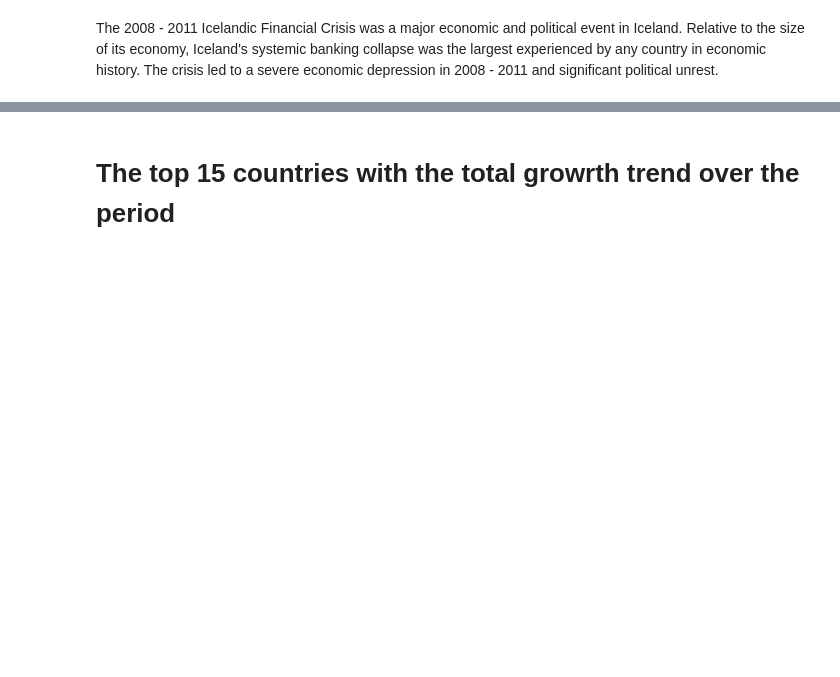
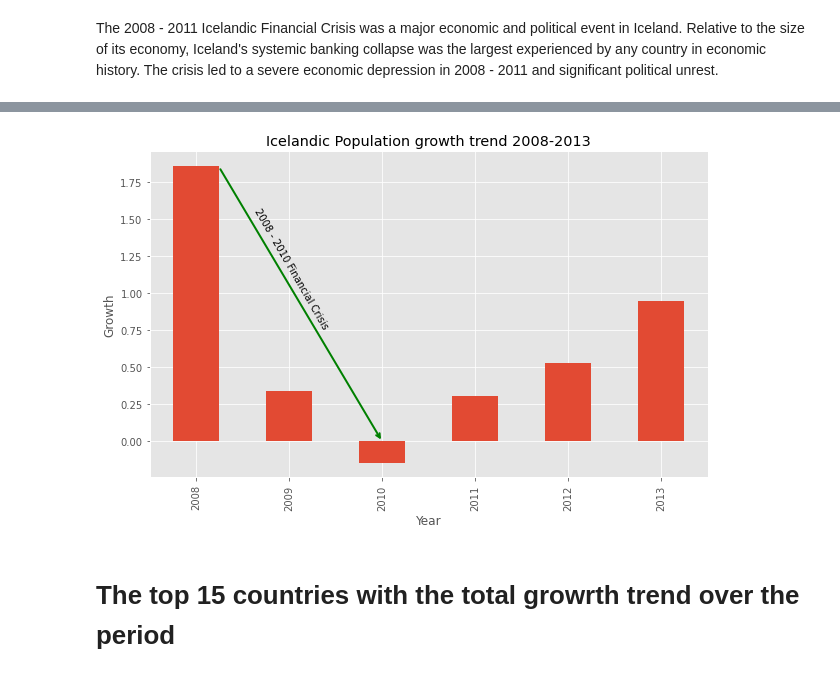
Before and after one commit to sjelodari/sjelodari.github.io, a Jupyter notebook: 17042021Kaggeltrain(worldpopulation).ipynb, the cells around one changed output, grey strips where cells are left out. Cells and saved outputs as stored; diff of their text form; code cells hidden in the pictures; blank space fills up the shorter version.

```diff
--- a/17042021Kaggeltrain(worldpopulation).ipynb
+++ b/17042021Kaggeltrain(worldpopulation).ipynb
@@ -195,27 +326,29 @@ df_iceland.head()
 # %%
 df_iceland.plot(kind='bar', figsize=(10, 6))
 
 plt.xlabel('Year')
-plt.ylabel('Number of Immigrants')
+plt.ylabel('Growth')
 plt.title('Icelandic Population growth trend 2008-2013')
 
 # Annotate arrow
 plt.annotate('',
              xy=(2, 0),
              xytext=(0.25, 1.85),
              xycoords='data',
              arrowprops=dict(arrowstyle='->', connectionstyle='arc3', color='green', lw=2)
             )
 #annotate text
 plt.annotate('2008 - 2010 Financial Crisis',
              xy=(0.6, 0.75),
              rotation=-60,
              va='bottom',
              ha='left',
             )
 
 
 plt.show()
+# %% [output]
+[figure, added]
 # %% [markdown]
 # The top 15 countries with the total growrth trend over the period
 # %%
```
Also changed, not shown: parts of 30 cells of this notebook.
